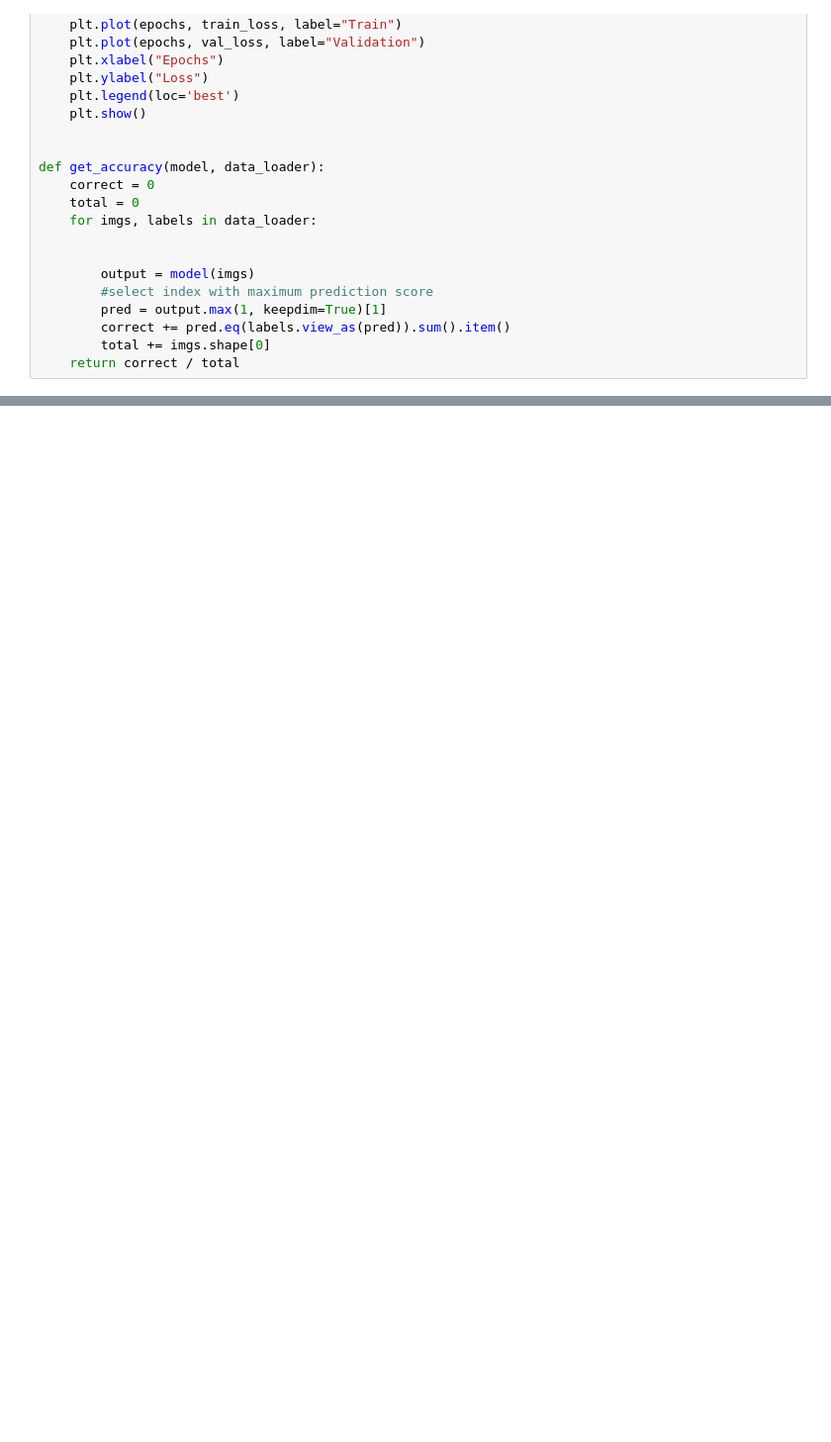
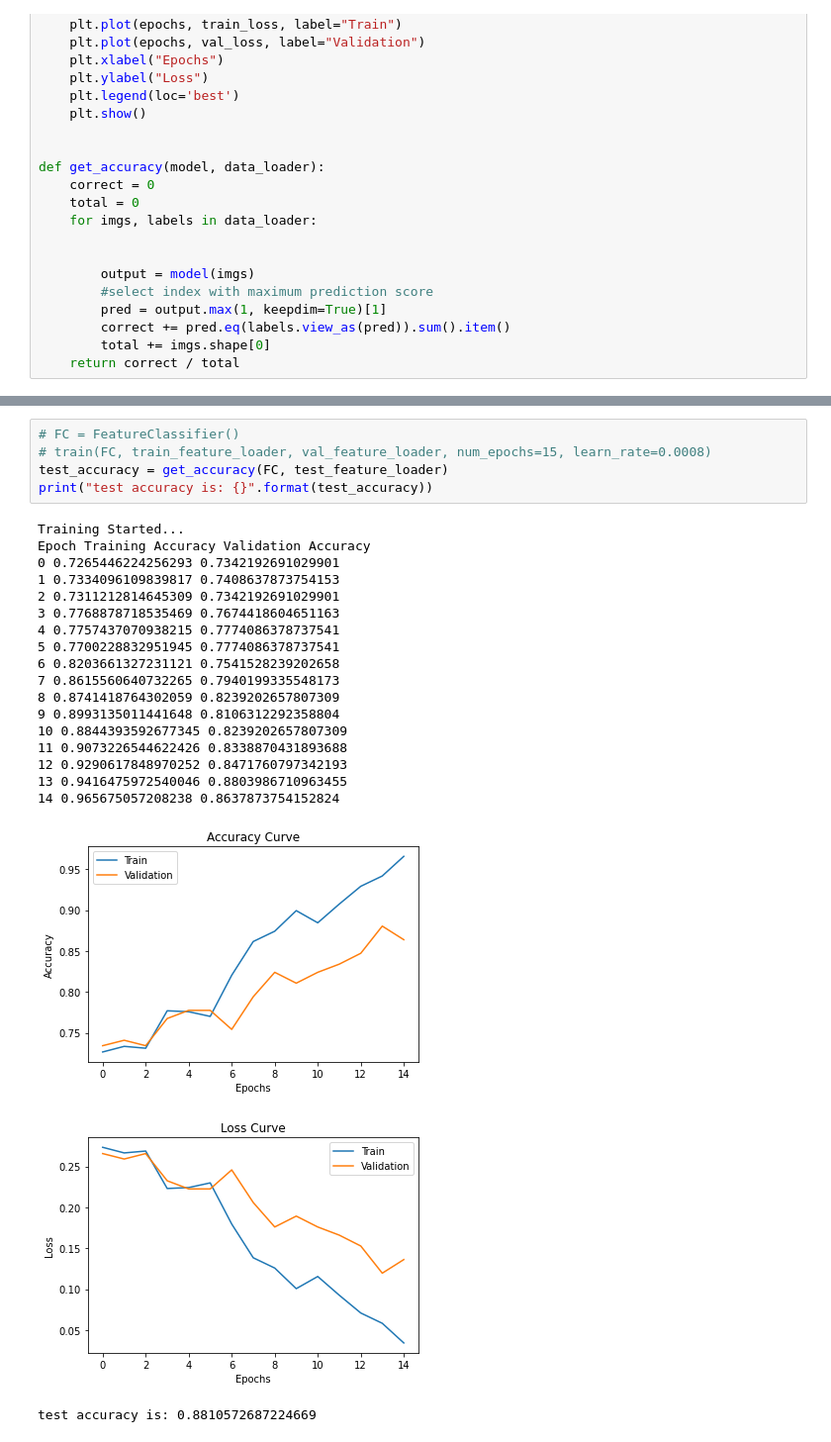
Before and after one commit to APS360/X-ray-disease-detection, a Jupyter notebook: Untitled.ipynb, the cells around one changed output, grey strips where cells are left out. Shown at 99% size. Drawn from its saved outputs; the diff is of its cells as text; blank space fills up the shorter version.

```diff
--- a/Untitled.ipynb
+++ b/Untitled.ipynb
@@ -175,0 +164,26 @@ Epoch Training Accuracy Validation Accuracy
+# %%
+# FC = FeatureClassifier()
+# train(FC, train_feature_loader, val_feature_loader, num_epochs=15, learn_rate=0.0008)
+test_accuracy = get_accuracy(FC, test_feature_loader)
+print("test accuracy is: {}".format(test_accuracy))
+# %% [output]
+Training Started...
+Epoch Training Accuracy Validation Accuracy
+0 0.7265446224256293 0.7342192691029901
+1 0.7334096109839817 0.7408637873754153
+2 0.7311212814645309 0.7342192691029901
+3 0.7768878718535469 0.7674418604651163
+4 0.7757437070938215 0.7774086378737541
+5 0.7700228832951945 0.7774086378737541
+6 0.8203661327231121 0.7541528239202658
+7 0.8615560640732265 0.7940199335548173
+8 0.8741418764302059 0.8239202657807309
+9 0.8993135011441648 0.8106312292358804
+10 0.8844393592677345 0.8239202657807309
+11 0.9073226544622426 0.8338870431893688
+12 0.9290617848970252 0.8471760797342193
+13 0.9416475972540046 0.8803986710963455
+14 0.965675057208238 0.8637873754152824
+[figure, added]
+[figure, added]
+test accuracy is: 0.8810572687224669
```
Also changed, not shown: parts of 3 cells of this notebook.
